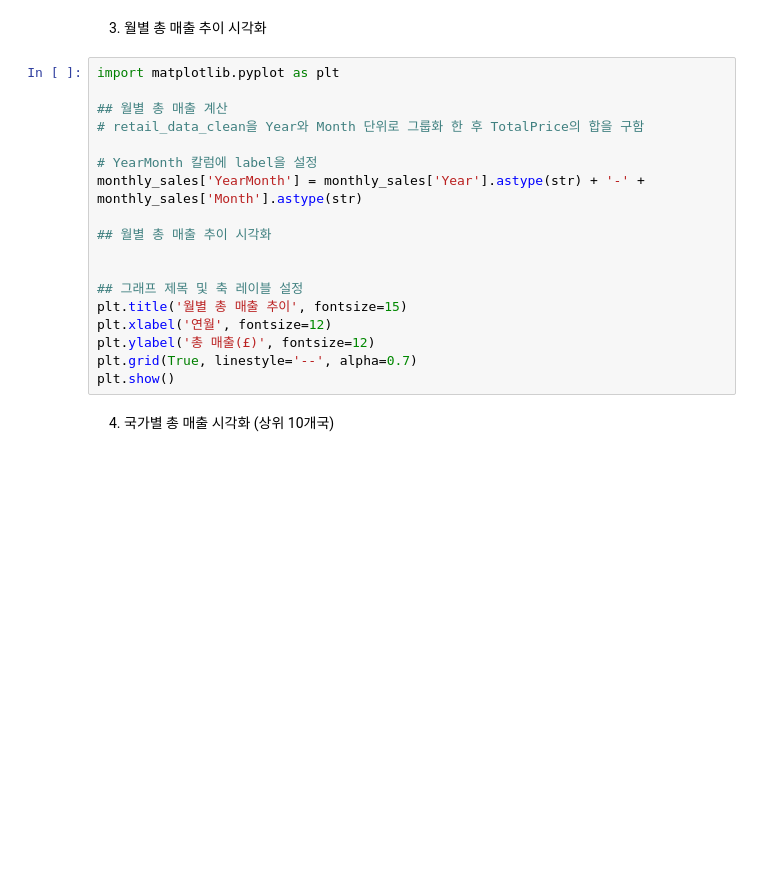
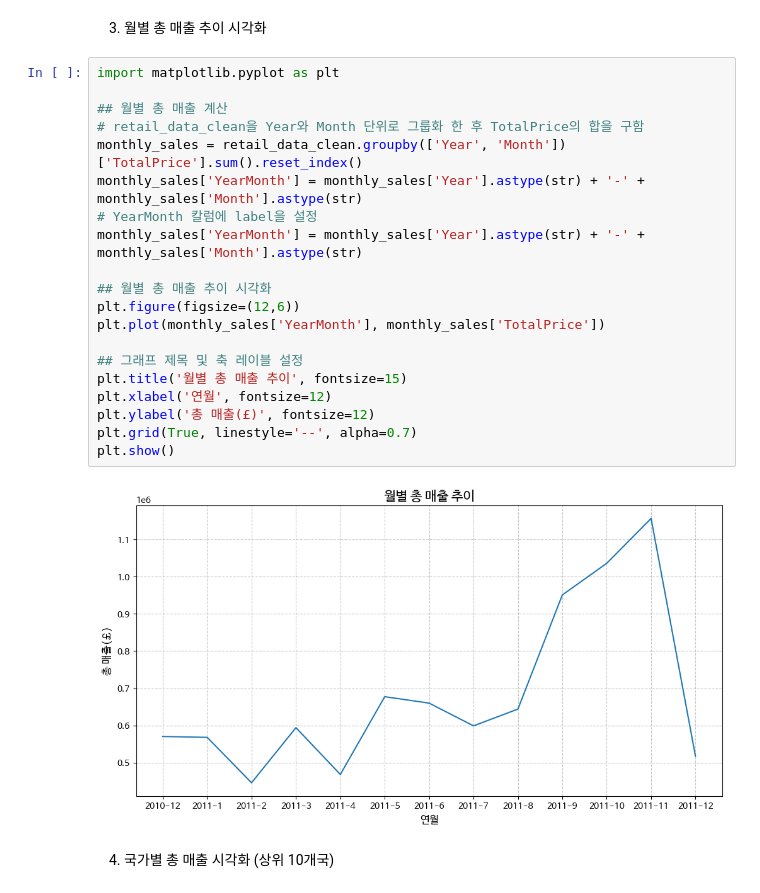
Before and after one commit to yonghanchoi/DataAnalysis, a Jupyter notebook: 오픈소스_데이터_분석_10강.ipynb, the cells around one changed output. Drawn from its saved outputs; the diff is of its cells as text; blank space fills up the shorter version.

```diff
--- a/오픈소스_데이터_분석_10강.ipynb
+++ b/오픈소스_데이터_분석_10강.ipynb
@@ -507,21 +507,25 @@ print(retail_data_clean.head())
 # %%
 import matplotlib.pyplot as plt
 
 ## 월별 총 매출 계산
 # retail_data_clean을 Year와 Month 단위로 그룹화 한 후 TotalPrice의 합을 구함
-
+monthly_sales = retail_data_clean.groupby(['Year', 'Month'])['TotalPrice'].sum().reset_index()
+monthly_sales['YearMonth'] = monthly_sales['Year'].astype(str) + '-' + monthly_sales['Month'].astype(str)
 # YearMonth 칼럼에 label을 설정
 monthly_sales['YearMonth'] = monthly_sales['Year'].astype(str) + '-' + monthly_sales['Month'].astype(str)
 
 ## 월별 총 매출 추이 시각화
-
+plt.figure(figsize=(12,6))
+plt.plot(monthly_sales['YearMonth'], monthly_sales['TotalPrice'])
 
 ## 그래프 제목 및 축 레이블 설정
 plt.title('월별 총 매출 추이', fontsize=15)
 plt.xlabel('연월', fontsize=12)
 plt.ylabel('총 매출(£)', fontsize=12)
 plt.grid(True, linestyle='--', alpha=0.7)
 plt.show()
+# %% [output]
+[figure, added]
 # %% [markdown]
 4. 국가별 총 매출 시각화 (상위 10개국)
 # %%
```
Also changed, not shown: parts of 4 cells of this notebook.
